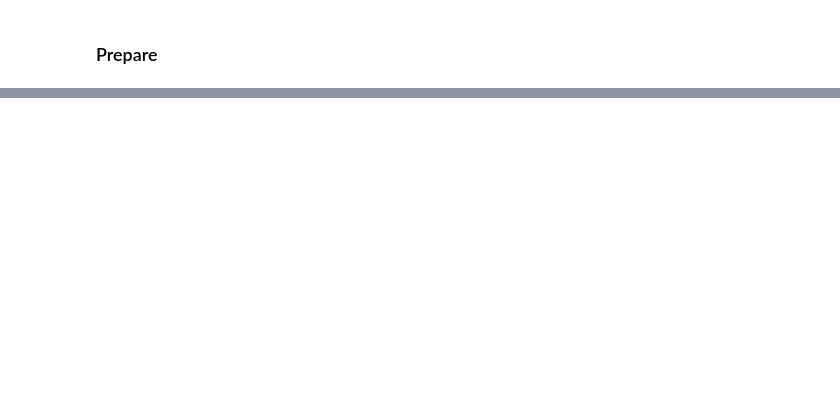
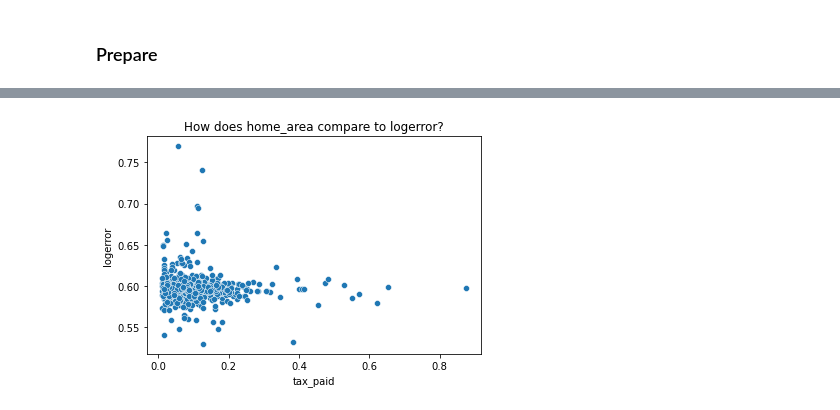
Before and after one commit to Marley-C-Robinson-99/Zillow-clustering, a Jupyter notebook: Scratch-notebook.ipynb, the cells around one changed output, grey strips where cells are left out. Cells and saved outputs as stored; diff of their text form; code cells hidden in the pictures; blank space fills up the shorter version.

```diff
--- a/Scratch-notebook.ipynb
+++ b/Scratch-notebook.ipynb
@@ -160,0 +442,7 @@ month_sold      8.000000e+00
+# %%
+sns.scatterplot(x='tax_paid', y='logerror',
+               data=scaled_etrain.sample(1000))
+plt.title("How does home_area compare to logerror?")
+plt.show()
+# %% [output]
+[figure, added]
```
Also changed, not shown: parts of 84 cells of this notebook, 5 other files.
